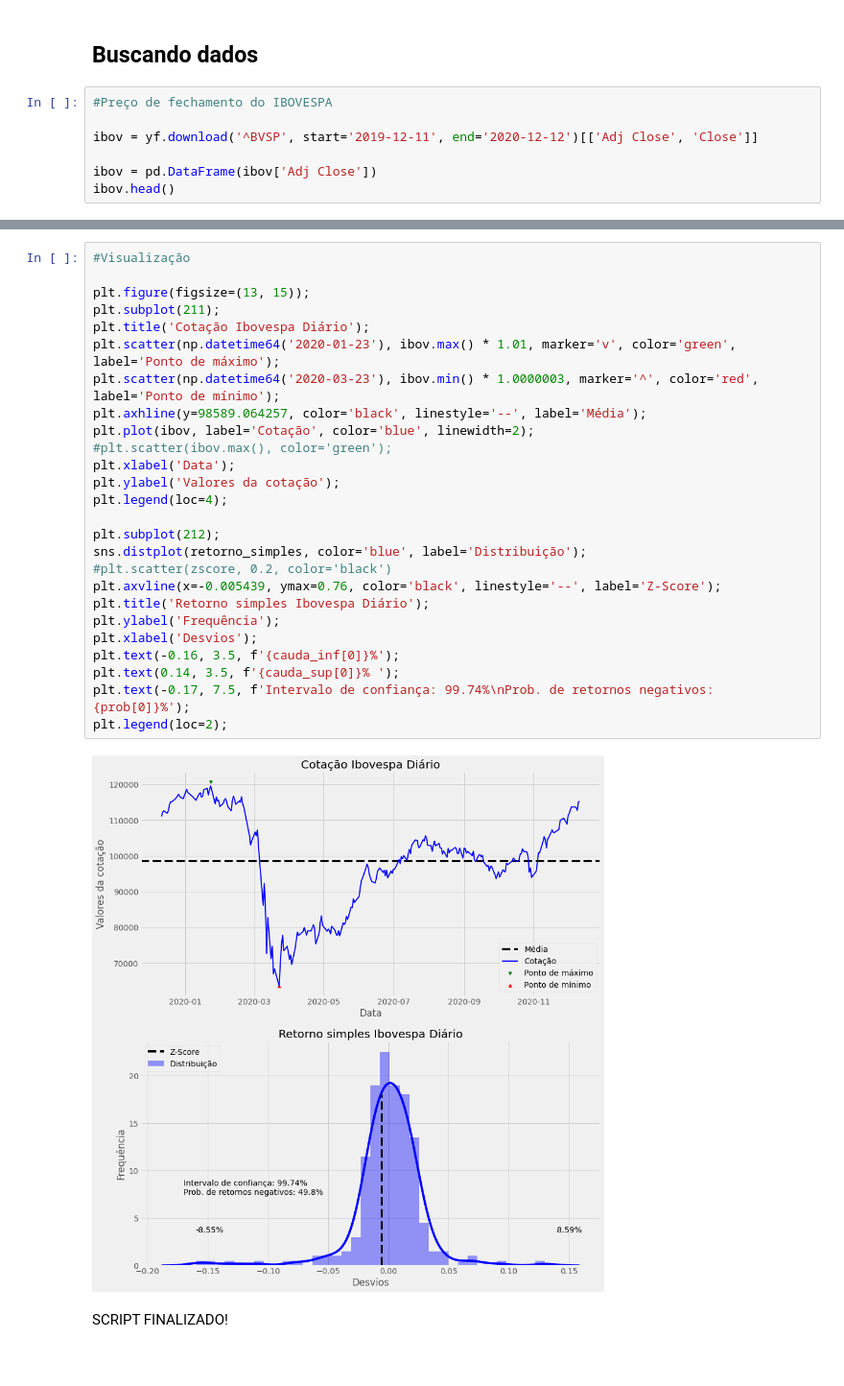
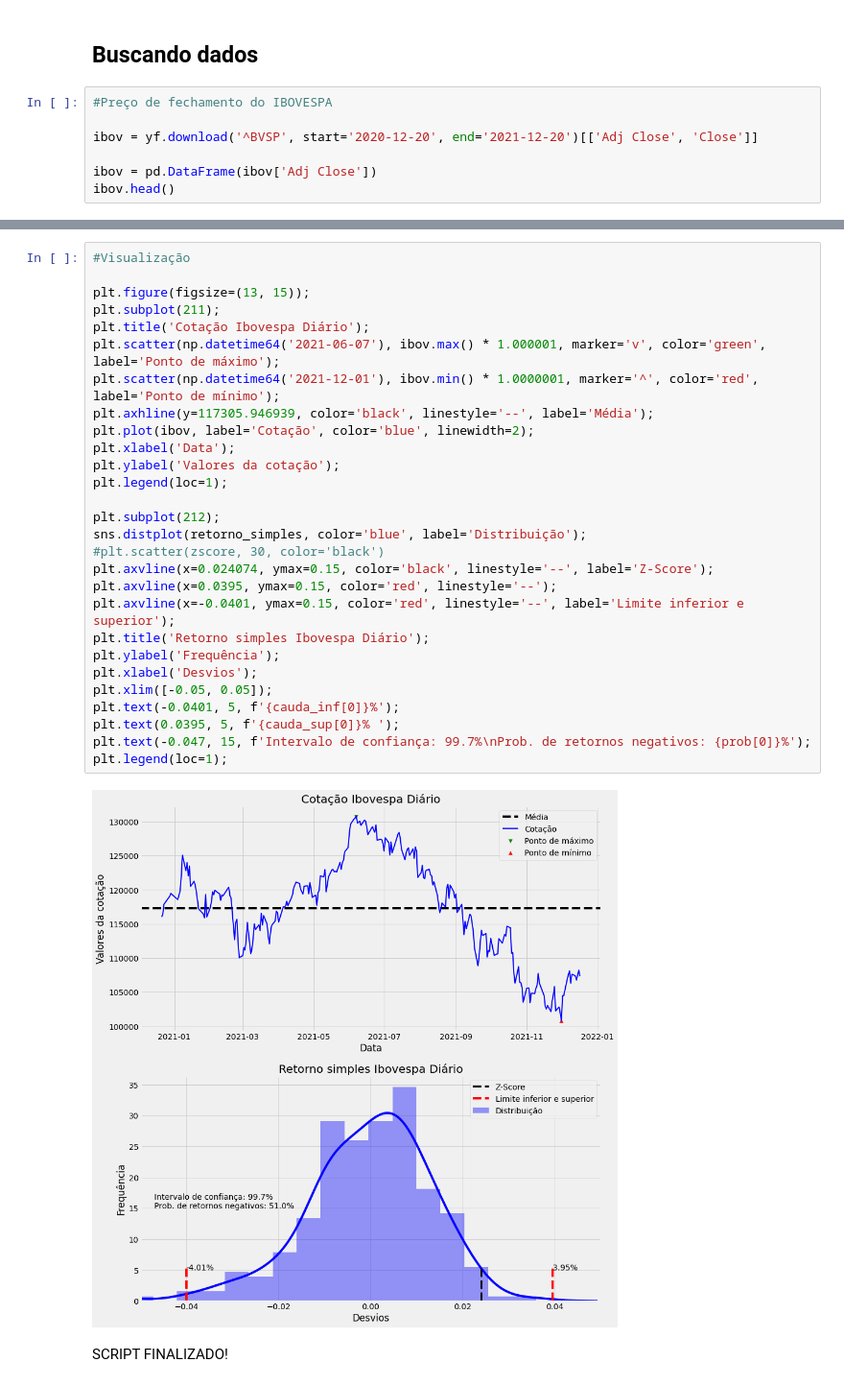
Before and after one commit to brunoalvoliv/retorno-curva-normal, a Jupyter notebook: distribuicaonormal_ibovespa.ipynb, the cells around one changed output, grey strips where cells are left out. Shown at 96% size. Cells and saved outputs as stored; diff of their text form.

```diff
--- a/distribuicaonormal_ibovespa.ipynb
+++ b/distribuicaonormal_ibovespa.ipynb
@@ -16,7 +16,7 @@ warnings.simplefilter("ignore")
 # %%
 #Preço de fechamento do IBOVESPA
 
-ibov = yf.download('^BVSP', start='2019-12-11', end='2020-12-12')[['Adj Close', 'Close']]
+ibov = yf.download('^BVSP', start='2020-12-20', end='2021-12-20')[['Adj Close', 'Close']]
 
 ibov = pd.DataFrame(ibov['Adj Close'])
 ibov.head()
@@ -114,30 +124,32 @@ A probabilidade dos retornos negativos durante a série analisada foi de 49.8% e
 # %%
 #Visualização
 
 plt.figure(figsize=(13, 15));
 plt.subplot(211);
 plt.title('Cotação Ibovespa Diário');
-plt.scatter(np.datetime64('2020-01-23'), ibov.max() * 1.01, marker='v', color='green', label='Ponto de máximo');
-plt.scatter(np.datetime64('2020-03-23'), ibov.min() * 1.0000003, marker='^', color='red', label='Ponto de mínimo');
-plt.axhline(y=98589.064257, color='black', linestyle='--', label='Média');
+plt.scatter(np.datetime64('2021-06-07'), ibov.max() * 1.000001, marker='v', color='green', label='Ponto de máximo');
+plt.scatter(np.datetime64('2021-12-01'), ibov.min() * 1.0000001, marker='^', color='red', label='Ponto de mínimo');
+plt.axhline(y=117305.946939, color='black', linestyle='--', label='Média');
 plt.plot(ibov, label='Cotação', color='blue', linewidth=2);
-#plt.scatter(ibov.max(), color='green');
 plt.xlabel('Data');
 plt.ylabel('Valores da cotação');
-plt.legend(loc=4);
+plt.legend(loc=1);
 
 plt.subplot(212);
 sns.distplot(retorno_simples, color='blue', label='Distribuição');
-#plt.scatter(zscore, 0.2, color='black')
-plt.axvline(x=-0.005439, ymax=0.76, color='black', linestyle='--', label='Z-Score');
+#plt.scatter(zscore, 30, color='black')
+plt.axvline(x=0.024074, ymax=0.15, color='black', linestyle='--', label='Z-Score');
+plt.axvline(x=0.0395, ymax=0.15, color='red', linestyle='--');
+plt.axvline(x=-0.0401, ymax=0.15, color='red', linestyle='--', label='Limite inferior e superior');
 plt.title('Retorno simples Ibovespa Diário');
 plt.ylabel('Frequência');
 plt.xlabel('Desvios');
-plt.text(-0.16, 3.5, f'{cauda_inf[0]}%');
-plt.text(0.14, 3.5, f'{cauda_sup[0]}% ');
-plt.text(-0.17, 7.5, f'Intervalo de confiança: 99.74%\nProb. de retornos negativos: {prob[0]}%');
-plt.legend(loc=2);
+plt.xlim([-0.05, 0.05]);
+plt.text(-0.0401, 5, f'{cauda_inf[0]}%');
+plt.text(0.0395, 5, f'{cauda_sup[0]}% ');
+plt.text(-0.047, 15, f'Intervalo de confiança: 99.7%\nProb. de retornos negativos: {prob[0]}%');
+plt.legend(loc=1);
 # %% [output]
-[figure, old version]
+[figure, new version]
 # %% [markdown]
 SCRIPT FINALIZADO!
```
Also changed, not shown: parts of 10 cells of this notebook.
